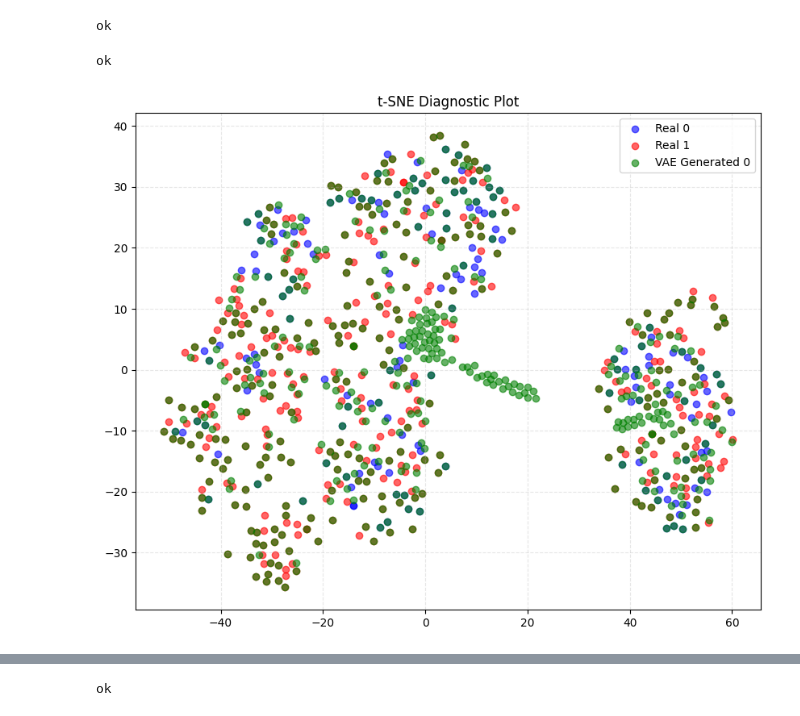
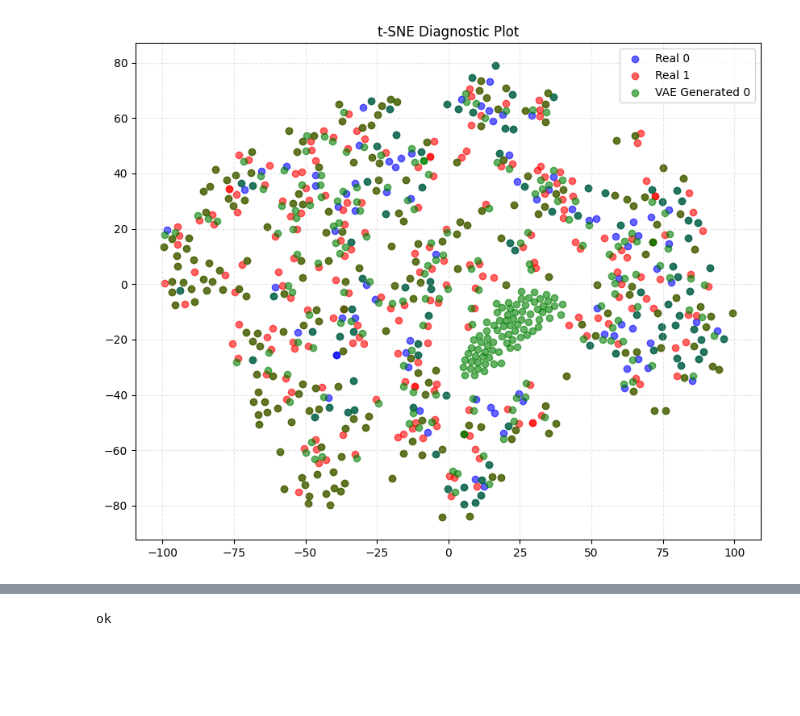
Before and after one commit to Iittlefish/parallel_res_network-with-VAE-reconstruct-error, a Jupyter notebook: liver-cirrhosis-detection-with-vae.ipynb, the cells around one changed output, grey strips where cells are left out. Drawn from its saved outputs; the diff is of its cells as text; code cells hidden in the pictures; blank space fills up the shorter version.

```diff
--- a/liver-cirrhosis-detection-with-vae.ipynb
+++ b/liver-cirrhosis-detection-with-vae.ipynb
@@ -39,0 +38,3 @@ ok
+# %%
+device = torch.device("cuda" if torch.cuda.is_available() else "cpu")
+print(f"目前使用的裝置: {device}")
@@ -208,23 +225,0 @@ Epoch [400/400] Loss: 0.3125 | Recon: 0.2944 | KL: 0.1814 (wt: 0.100)
-# %%
-def sampling_fn(batch_size = 80):
-
-    batch_size = batch_size
-    latent_dim = 8
-
-    tensor = torch.randn(batch_size, latent_dim)
-    y_tensor = torch.zeros(batch_size)
-
-    new_data = VAE_model.decode(tensor).detach()
-
-    x_train_sampling = torch.cat((x_train, new_data), dim=0)
-    y_train_sampling = torch.cat((y_train, y_tensor), dim=0)
-
-    perm_with_sampling = torch.randperm(x_train_sampling.size(0))
-    x_train_sampling = x_train_sampling[perm_with_sampling]
-    y_train_sampling = y_train_sampling[perm_with_sampling]
-
-    return x_train_sampling, y_train_sampling
-
-print("ok")
-# %% [output]
-ok
@@ -231,5 +291,5 @@ ok
 # %%
-def recon_error_fn(x, y):
+def get_recon_error(x):
 
     VAE_model.eval()
 
@@ -239,13 +299,5 @@ def recon_error_fn(x, y):
         x_hat = VAE_model.decode(mu)
 
         recon_error = torch.abs(x - x_hat)
-        x_augmented = torch.cat((x, recon_error), dim=1)
 
-    perm = torch.randperm(x_augmented.size(0))
-    x_train_recon = x_augmented[perm]
-    y_train_recon = y[perm]
-
-    return x_train_recon, y_train_recon
-print("ok")
+    return recon_error
-# %% [output]
-ok
@@ -254,41 +314,39 @@ import matplotlib.pyplot as plt
 import numpy as np
 from sklearn.manifold import TSNE
 
-X_real_0 = normal_liver
-X_real_1 = real_1
-X_vae_0, _ = sampling_fn(80)
-X = np.concatenate([X_real_0, X_real_1, X_vae_0], axis=0)
+x_vae_0, _ = sampling_fn(80)
+X = np.concatenate([x_0, x_1, x_vae_0], axis=0)
 
 y = np.concatenate(
     [
-        np.zeros(len(X_real_0)),
-        np.ones(len(X_real_1)),
-        np.ones(len(X_vae_0)) * 2,
+        np.zeros(len(x_0)),
+        np.ones(len(x_1)),
+        np.ones(len(x_vae_0)) * 2,
     ]
 )
 
 
-tsne = TSNE(n_components=2, perplexity=55, n_iter=1000, random_state=42)
+tsne = TSNE(n_components=2, perplexity=30, n_iter=1000, random_state=42)
 X_embedded = tsne.fit_transform(X)
 
 plt.figure(figsize=(10, 8))
 colors = ["blue", "red", "green"]
 labels = ["Real 0", "Real 1", "VAE Generated 0"]
 
 for i in range(3):
     idx = y == i
     plt.scatter(
         X_embedded[idx, 0],
         X_embedded[idx, 1],
         c=colors[i],
         label=labels[i],
         alpha=0.6,
     )
 plt.grid(True, linestyle='--', alpha=0.3)
 
 plt.legend()
 plt.title("t-SNE Diagnostic Plot")
 plt.savefig("tsne_diagnostic_plot.png", dpi=300, bbox_inches='tight')
 plt.show()
 # %% [output]
-[figure, old version]
+[figure, new version]
```
Also changed, not shown: parts of 17 cells of this notebook.
